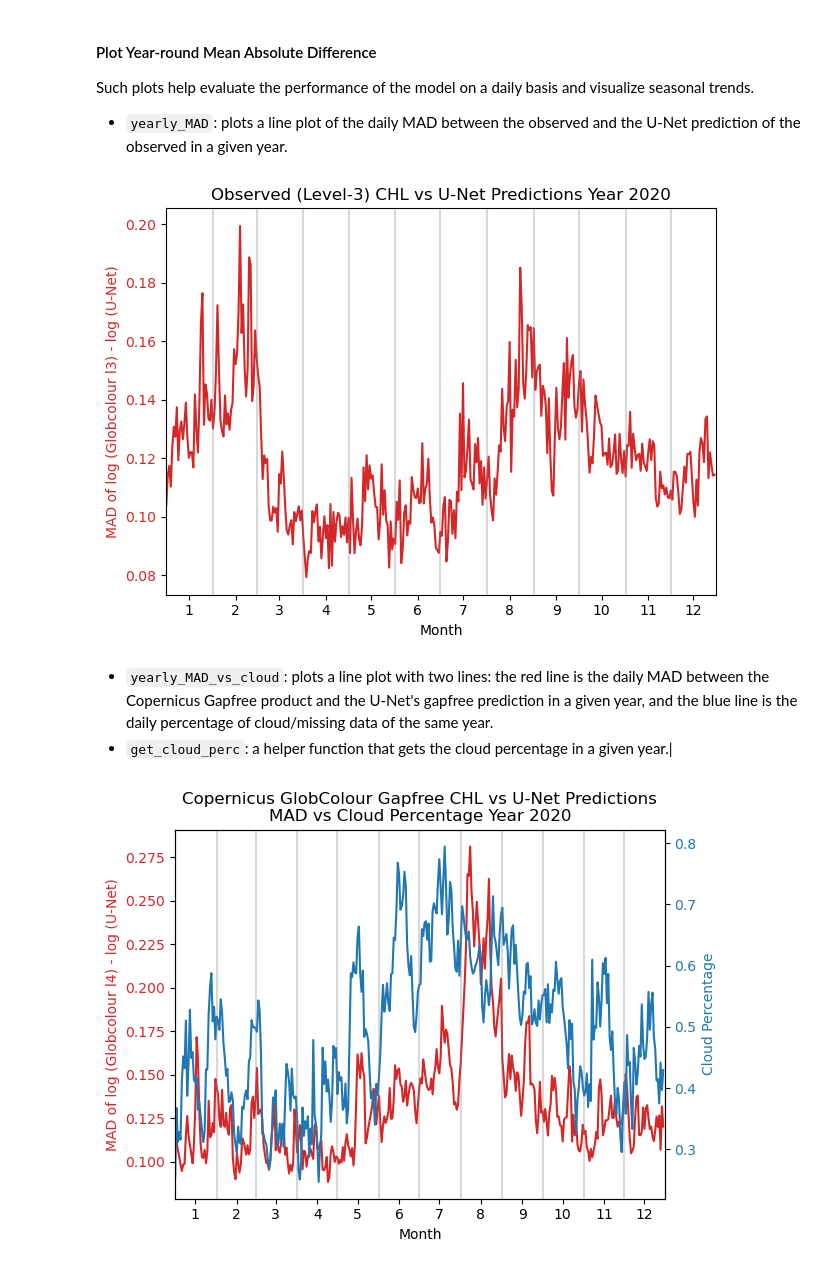
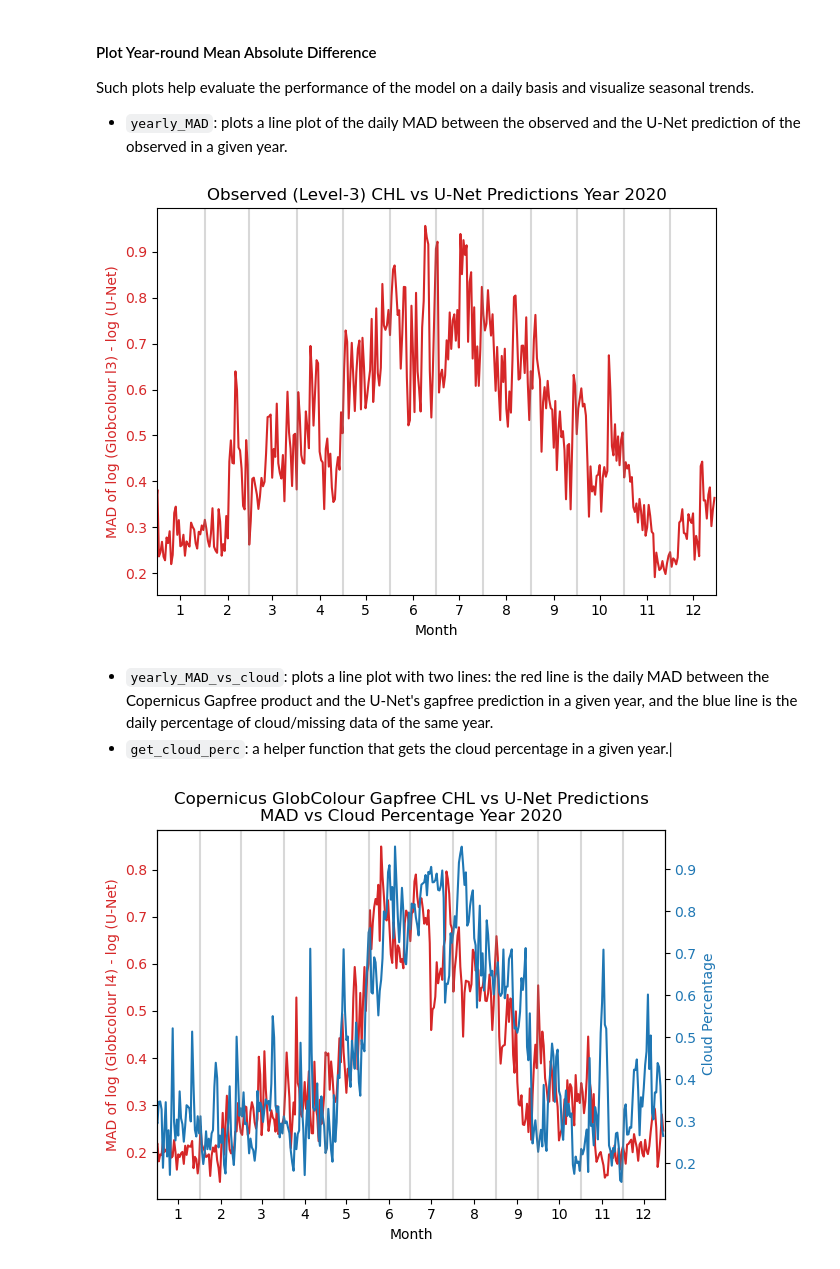
Before and after one commit to SAFS-Varanasi-Internship/mindthegap, a Jupyter notebook: book/2-U-Net_Fit.ipynb, the cells around one changed output. Saved outputs shown, nothing was run; the diff lists cells and outputs as text; code cells hidden in the pictures.

```diff
--- a/book/2-U-Net_Fit.ipynb
+++ b/book/2-U-Net_Fit.ipynb
@@ -416,6 +540,7 @@ __Note__: Feel free to change the model path, but remember to create the folders
 # %%
 model_name = 'UNet_DoubleConv_mse'
 import os
+zarr_label = '2015_3_ArabSea'
 folder_path= f'models/{zarr_label}'
 os.makedirs(folder_path, exist_ok=True)
 model_path = f'models/{zarr_label}/{model_name}.keras'
@@ -743,8 +1265,8 @@ def yearly_MAD(zarr_stdized, zarr_label, year):
     plt.show()
 # %%
-yearly_MAD(zarr_stdized, zarr_label, 2020)
+yearly_MAD(ds_cropped, zarr_label, 2020)
 # %% [output]
-[figure, old version]
+[figure, new version]
 # %% [markdown]
 - `yearly_MAD_vs_cloud`: plots a line plot with two lines: the red line is the daily MAD between the Copernicus Gapfree product and the U-Net's gapfree prediction in a given year, and the blue line is the daily percentage of cloud/missing data of the same year.
 - `get_cloud_perc`: a helper function that gets the cloud percentage in a given year.|
@@ -832,5 +1495,5 @@ def yearly_MAD_vs_cloud(zarr_stdized, zarr_label, model, year):
     plt.show()
 # %%
-yearly_MAD_vs_cloud(zarr_stdized, zarr_label, model, 2020)
+yearly_MAD_vs_cloud(ds_cropped, zarr_label, model, 2020)
 # %% [output]
-[figure, old version]
+[figure, new version]
```
Also changed, not shown: parts of 26 cells of this notebook, 1 other file.
